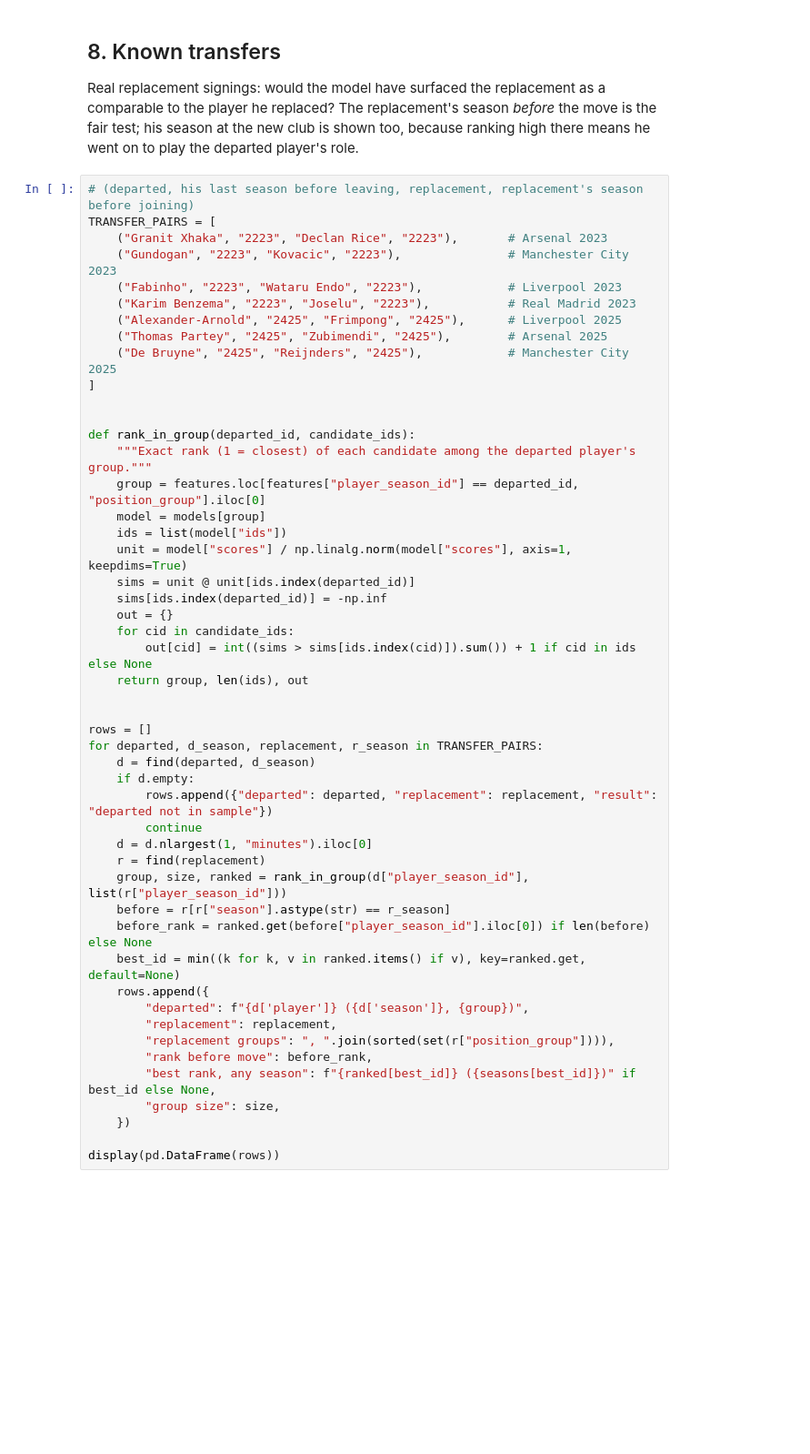
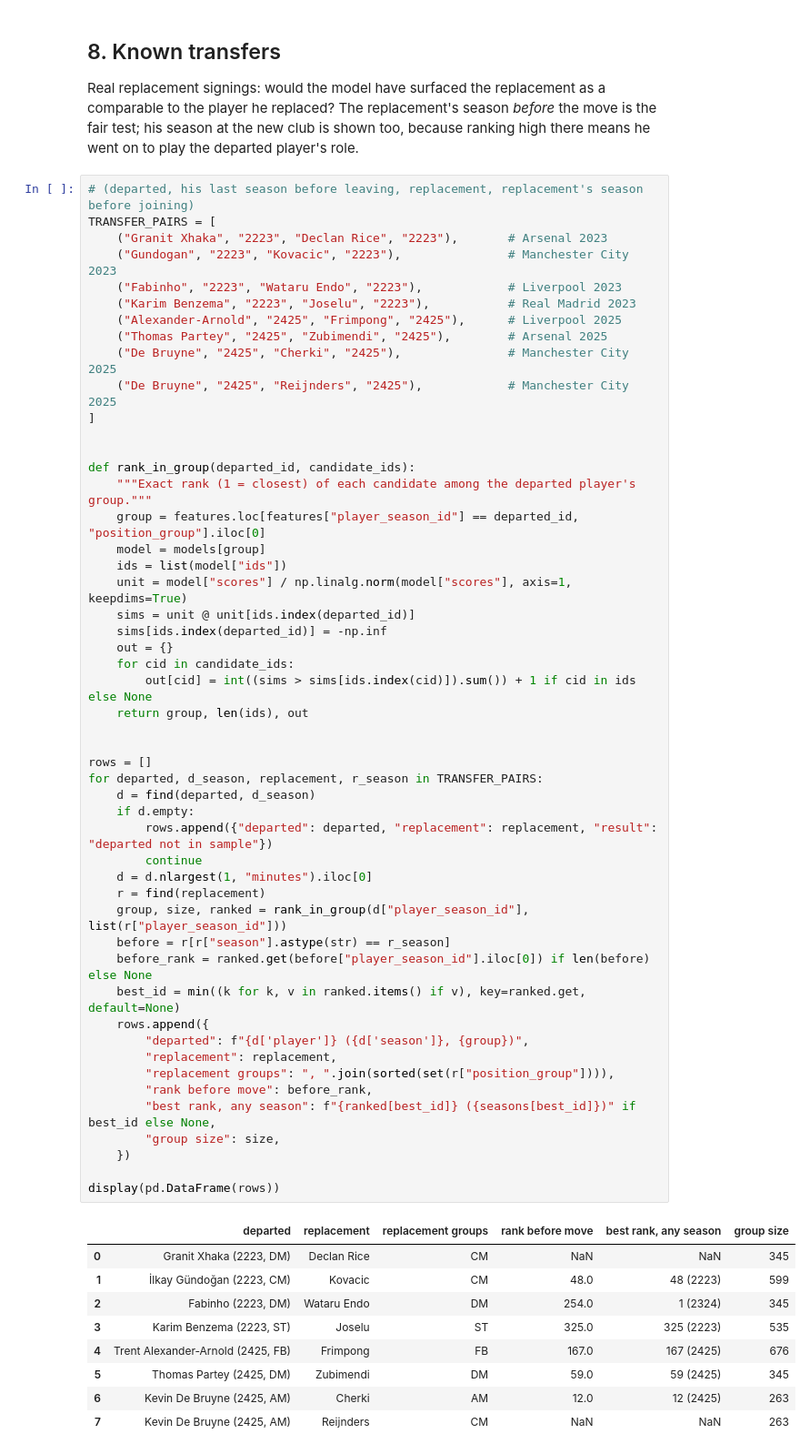
Before and after one commit to felipeaguilarch/recruitment-and-player-similarity, a Jupyter notebook: notebooks/validation.ipynb, the cells around one changed output. Shown at 91% size. Cells and saved outputs as stored; diff of their text form; blank space fills up the shorter version.

```diff
--- a/notebooks/validation.ipynb
+++ b/notebooks/validation.ipynb
@@ -285,6 +435,7 @@ TRANSFER_PAIRS = [
     ("Karim Benzema", "2223", "Joselu", "2223"),           # Real Madrid 2023
     ("Alexander-Arnold", "2425", "Frimpong", "2425"),      # Liverpool 2025
     ("Thomas Partey", "2425", "Zubimendi", "2425"),        # Arsenal 2025
+    ("De Bruyne", "2425", "Cherki", "2425"),               # Manchester City 2025
     ("De Bruyne", "2425", "Reijnders", "2425"),            # Manchester City 2025
 ]
 
@@ -298,31 +449,41 @@ def rank_in_group(departed_id, candidate_ids):
     sims = unit @ unit[ids.index(departed_id)]
     sims[ids.index(departed_id)] = -np.inf
     out = {}
     for cid in candidate_ids:
         out[cid] = int((sims > sims[ids.index(cid)]).sum()) + 1 if cid in ids else None
     return group, len(ids), out
 
 
 rows = []
 for departed, d_season, replacement, r_season in TRANSFER_PAIRS:
     d = find(departed, d_season)
     if d.empty:
         rows.append({"departed": departed, "replacement": replacement, "result": "departed not in sample"})
         continue
     d = d.nlargest(1, "minutes").iloc[0]
     r = find(replacement)
     group, size, ranked = rank_in_group(d["player_season_id"], list(r["player_season_id"]))
     before = r[r["season"].astype(str) == r_season]
     before_rank = ranked.get(before["player_season_id"].iloc[0]) if len(before) else None
     best_id = min((k for k, v in ranked.items() if v), key=ranked.get, default=None)
     rows.append({
         "departed": f"{d['player']} ({d['season']}, {group})",
         "replacement": replacement,
         "replacement groups": ", ".join(sorted(set(r["position_group"]))),
         "rank before move": before_rank,
         "best rank, any season": f"{ranked[best_id]} ({seasons[best_id]})" if best_id else None,
         "group size": size,
     })
 
 display(pd.DataFrame(rows))
+# %% [output]
+|  | departed | replacement | replacement groups | rank before move | best rank, any season | group size |
+| 0 | Granit Xhaka (2223, DM) | Declan Rice | CM | NaN | NaN | 345 |
+| 1 | İlkay Gündoğan (2223, CM) | Kovacic | CM | 48.0 | 48 (2223) | 599 |
+| 2 | Fabinho (2223, DM) | Wataru Endo | DM | 254.0 | 1 (2324) | 345 |
+| 3 | Karim Benzema (2223, ST) | Joselu | ST | 325.0 | 325 (2223) | 535 |
+| 4 | Trent Alexander-Arnold (2425, FB) | Frimpong | FB | 167.0 | 167 (2425) | 676 |
+| 5 | Thomas Partey (2425, DM) | Zubimendi | DM | 59.0 | 59 (2425) | 345 |
+| 6 | Kevin De Bruyne (2425, AM) | Cherki | AM | 12.0 | 12 (2425) | 263 |
+| 7 | Kevin De Bruyne (2425, AM) | Reijnders | CM | NaN | NaN | 263 |
 # %% [markdown]
```
Also changed, not shown: parts of 17 cells of this notebook, 19 other files.
